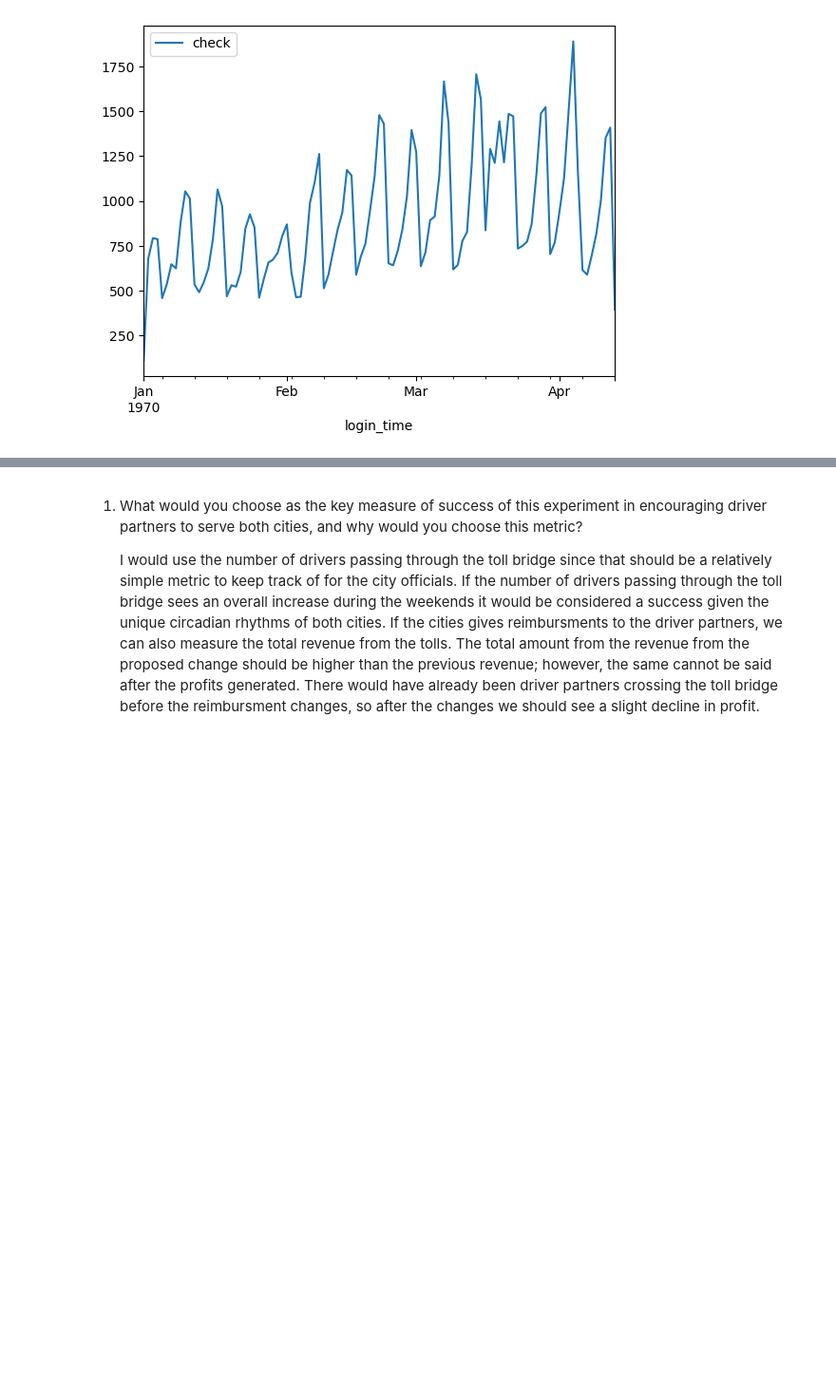
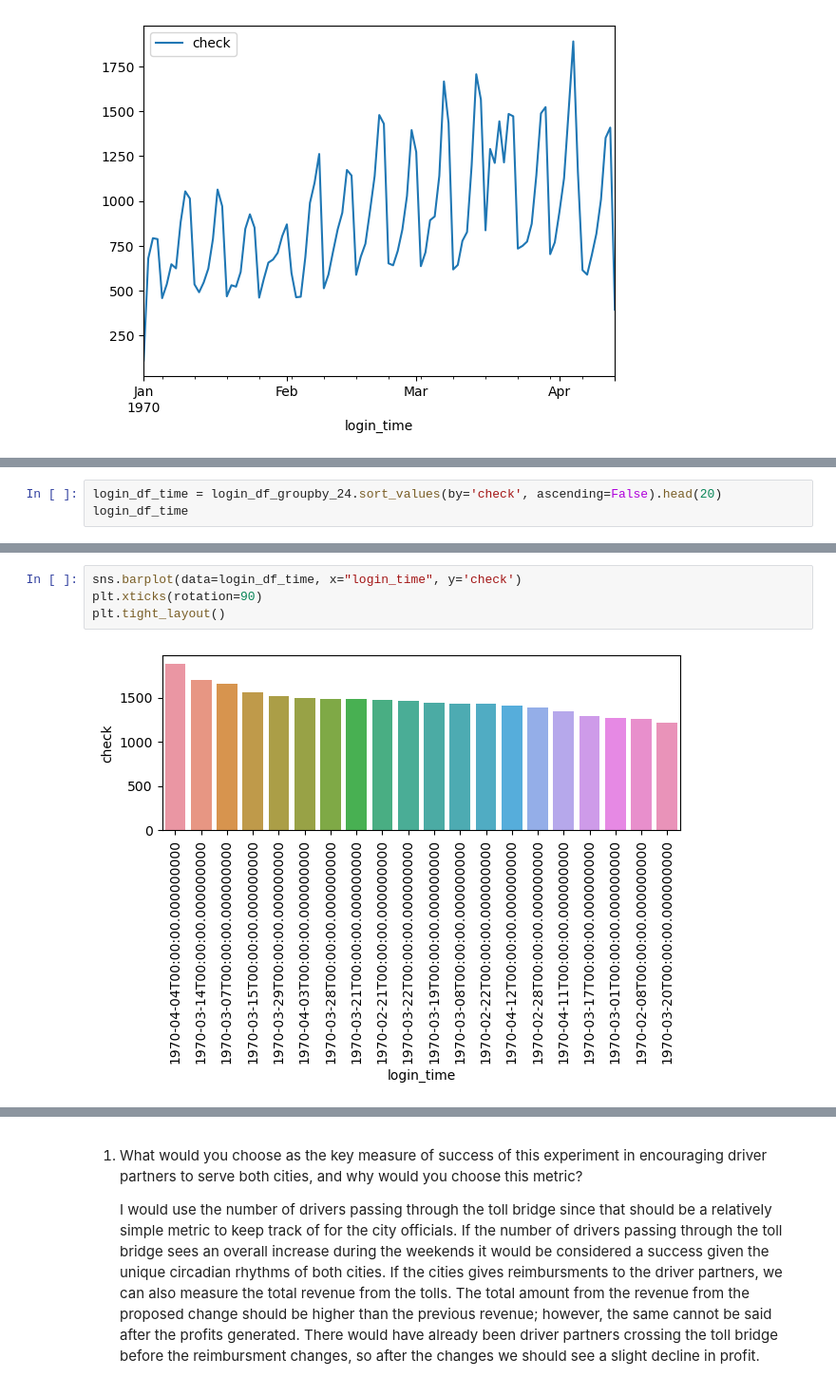
Before and after one commit to Wallace-Fang/TakeHomeChallenge1, a Jupyter notebook: Untitled.ipynb, the cells around one changed output, grey strips where cells are left out. Shown at 95% size. Drawn from its saved outputs; the diff is of its cells as text; blank space fills up the shorter version.

```diff
--- a/Untitled.ipynb
+++ b/Untitled.ipynb
@@ -111,0 +135,3 @@ plt.tight_layout()
+# %%
+login_df_time = login_df_groupby_24.sort_values(by='check', ascending=False).head(20)
+login_df_time
@@ -111,0 +156,6 @@ plt.tight_layout()
+# %%
+sns.barplot(data=login_df_time, x="login_time", y='check')
+plt.xticks(rotation=90)
+plt.tight_layout()
+# %% [output]
+[figure, added]
```
Also changed, not shown: parts of 69 cells of this notebook.
